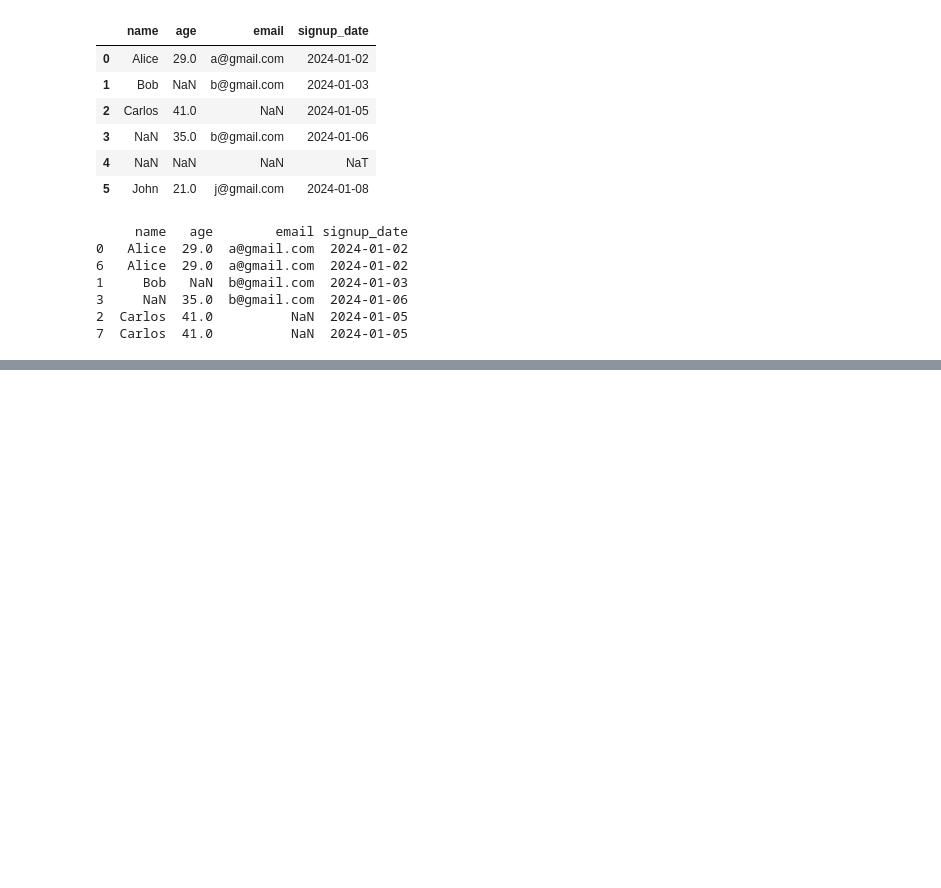
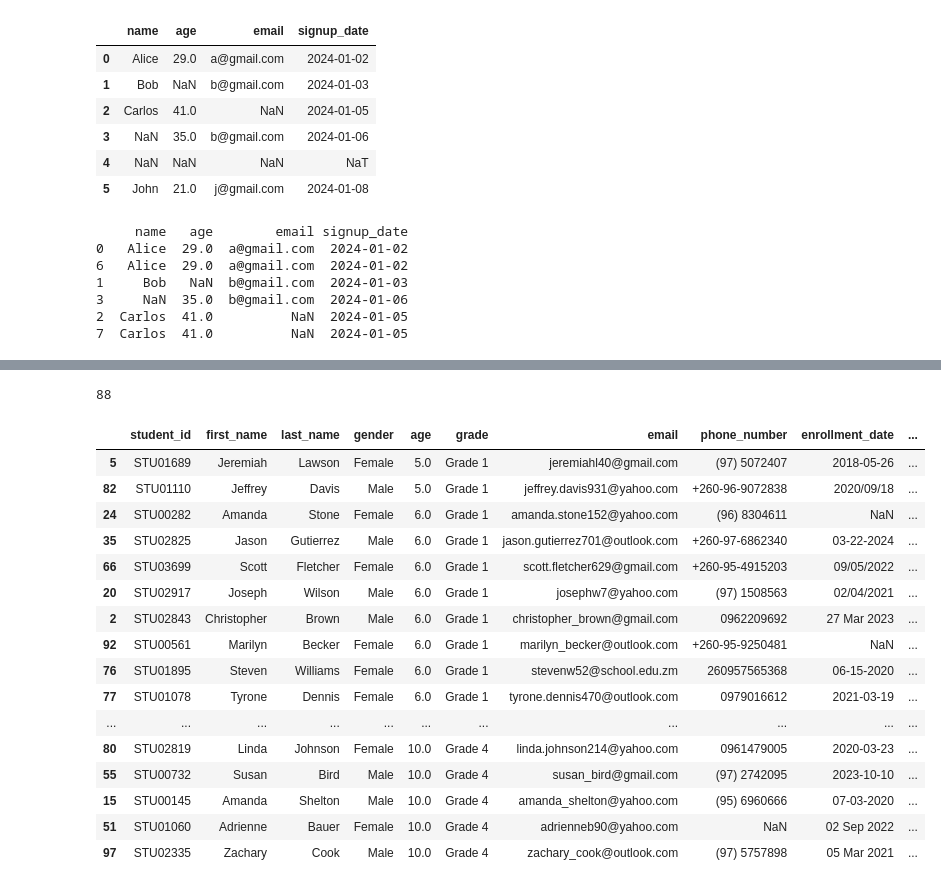
Before and after one commit to BigChungus931/Python-Data-Analyses, a Jupyter notebook: Pandas/Topic 5 Cleaning Data.ipynb, the cells around one changed output, grey strips where cells are left out. Cells and saved outputs as stored; diff of their text form; code cells hidden in the pictures; blank space fills up the shorter version.

Commit message:
Continued working on cleaning the 100 students excel file

```diff
--- a/Pandas/Topic 5 Cleaning Data.ipynb
+++ b/Pandas/Topic 5 Cleaning Data.ipynb
@@ -240,0 +167,70 @@ students_df.to_excel("Datasets/students_clean.xlsx", index = False)
+# %%
+students_df = students_df.dropna(how = "all")
+
+students_df.duplicated().sum()
+
+students_df = students_df.drop_duplicates()
+
+students_df.duplicated().sum()
+
+students_df = students_df.dropna(subset = ["student_id"])
+students_df
+
+print(len(students_df))
+
+students_df["gender"] = students_df["gender"].str.strip().str.upper().map({
+    "m" : "Male",
+    "M" : "Male",
+    "MALE" : "Male",
+    "male" : "Male",
+    "female" : "Female",
+    "FEMALE" : "Female",
+    "f" : "Female",
+    "F" : "Female"
+})
+
+age_to_grade = {
+    8 : "Grade 2",
+    9 : "Grade 3",
+    10 : "Grade 4",
+    11 : "Grade 5",
+    12 : "Grade 6",
+    13 : "Grade 7",
+    14 : "Grade 8",
+    15 : "Grade 9",
+    16 : "Grade 10",
+    17 : "Grade 11"
+}
+
+students_df["grade"] = np.where(students_df["age"] <= 7, "Grade 1", students_df["grade"])
+
+students_df["grade"] = np.where(students_df["age"] > 17, "Grade 12", students_df["grade"])
+
+students_df["grade"] = students_df["age"].map(age_to_grade).fillna(students_df["grade"])
+
+students_df["age_num"] = students_df["age"]
+students_df = students_df.sort_values("age_num")
+students_df = students_df.drop(columns = "age_num")
+students_df["age"] = students_df["age"].abs()
+students_df = students_df[-students_df["age"].isin([0, 150])]
+
+students_df.head(31)
+# %% [output]
+88
+|  | student_id | first_name | last_name | gender | age | grade | email | phone_number | enrollment_date | ... |
+| 5 | STU01689 | Jeremiah | Lawson | Female | 5.0 | Grade 1 | jeremiahl40@gmail.com | (97) 5072407 | 2018-05-26 | ... |
+| 82 | STU01110 | Jeffrey | Davis | Male | 5.0 | Grade 1 | jeffrey.davis931@yahoo.com | +260-96-9072838 | 2020/09/18 | ... |
+| 24 | STU00282 | Amanda | Stone | Female | 6.0 | Grade 1 | amanda.stone152@yahoo.com | (96) 8304611 | NaN | ... |
+| 35 | STU02825 | Jason | Gutierrez | Male | 6.0 | Grade 1 | jason.gutierrez701@outlook.com | +260-97-6862340 | 03-22-2024 | ... |
+| 66 | STU03699 | Scott | Fletcher | Female | 6.0 | Grade 1 | scott.fletcher629@gmail.com | +260-95-4915203 | 09/05/2022 | ... |
+| 20 | STU02917 | Joseph | Wilson | Male | 6.0 | Grade 1 | josephw7@yahoo.com | (97) 1508563 | 02/04/2021 | ... |
+| 2 | STU02843 | Christopher | Brown | Male | 6.0 | Grade 1 | christopher_brown@gmail.com | 0962209692 | 27 Mar 2023 | ... |
+| 92 | STU00561 | Marilyn | Becker | Female | 6.0 | Grade 1 | marilyn_becker@outlook.com | +260-95-9250481 | NaN | ... |
+| 76 | STU01895 | Steven | Williams | Female | 6.0 | Grade 1 | stevenw52@school.edu.zm | 260957565368 | 06-15-2020 | ... |
+| 77 | STU01078 | Tyrone | Dennis | Female | 6.0 | Grade 1 | tyrone.dennis470@outlook.com | 0979016612 | 2021-03-19 | ... |
+| ... | ... | ... | ... | ... | ... | ... | ... | ... | ... | ... |
+| 80 | STU02819 | Linda | Johnson | Female | 10.0 | Grade 4 | linda.johnson214@yahoo.com | 0961479005 | 2020-03-23 | ... |
+| 55 | STU00732 | Susan | Bird | Male | 10.0 | Grade 4 | susan_bird@gmail.com | (97) 2742095 | 2023-10-10 | ... |
+| 15 | STU00145 | Amanda | Shelton | Male | 10.0 | Grade 4 | amanda_shelton@yahoo.com | (95) 6960666 | 07-03-2020 | ... |
+| 51 | STU01060 | Adrienne | Bauer | Female | 10.0 | Grade 4 | adrienneb90@yahoo.com | NaN | 02 Sep 2022 | ... |
+| 97 | STU02335 | Zachary | Cook | Male | 10.0 | Grade 4 | zachary_cook@outlook.com | (97) 5757898 | 05 Mar 2021 | ... |
```
Also changed, not shown: parts of 12 cells of this notebook, 1 other file.
